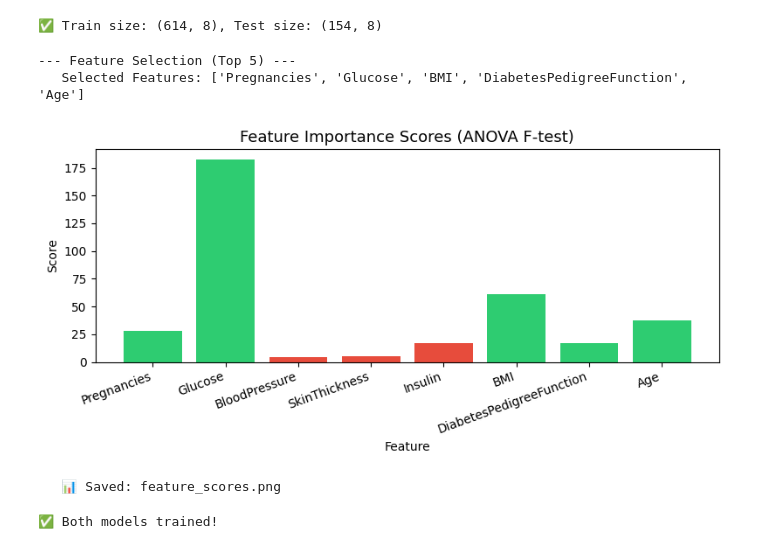
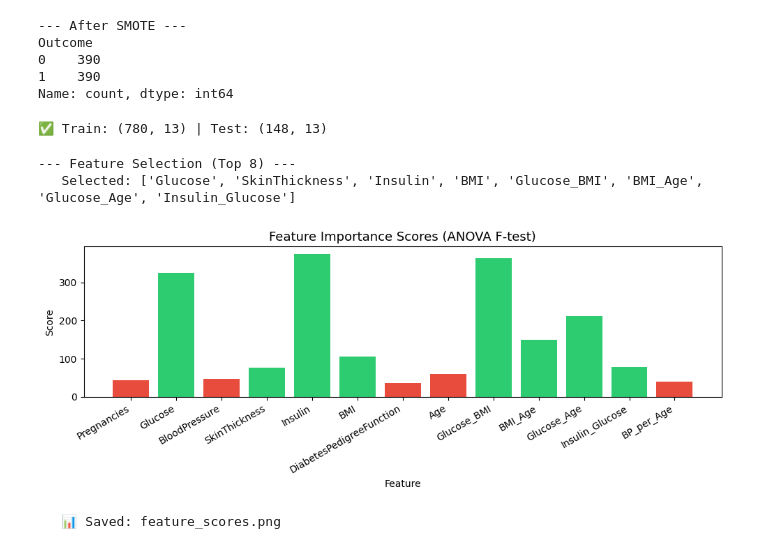
Before and after one commit to KapishGarg777/medical-diagnosis, a Jupyter notebook: Diabetes prediction.ipynb, the cells around one changed output. Drawn from its saved outputs; the diff is of its cells as text; code cells hidden in the pictures.

```diff
--- a/Diabetes prediction.ipynb
+++ b/Diabetes prediction.ipynb
@@ -83,0 +57,10 @@ Name: count, dtype: int64
+# %%
+# Feature Engineering - Adding hidden relationships
+
+df["Glucose_BMI"]       = df["Glucose"] * df["BMI"]
+df["BMI_Age"]           = df["BMI"] * df["Age"]
+df["Glucose_Age"]       = df["Glucose"] * df["Age"]
+df["Insulin_Glucose"]   = df["Insulin"] / (df["Glucose"] + 1)
+df["BP_per_Age"]        = df["BloodPressure"] / (df["Age"] + 1)
+
+print("✅ Feature engineering completed")
@@ -85,57 +87,63 @@ Name: count, dtype: int64
 X_train, X_test, y_train, y_test = train_test_split(
     X, y, test_size=0.2, random_state=42, stratify=y
 )
+# %%
+# Using SMOTE to fix imbalanced data
+
+smote = SMOTE(random_state=42, k_neighbors=4)
+X_train_bal, y_train_bal = smote.fit_resample(X_train, y_train)
+
+print(f"\n--- After SMOTE ---")
+print(pd.Series(y_train_bal).value_counts())
+# %% [output]
+--- After SMOTE ---
+Outcome
+0    390
+1    390
+Name: count, dtype: int64
 # %%
-scaler = StandardScaler()
-X_train_scaled = scaler.fit_transform(X_train)
+# Scaling - Using RobustScaler instead of StandardScaler to fix outliers
+
+scaler = RobustScaler()
+X_train_scaled = scaler.fit_transform(X_train_bal)
 X_test_scaled  = scaler.transform(X_test)
 
-print(f"\n✅ Train size: {X_train_scaled.shape}, Test size: {X_test_scaled.shape}")
+print(f"\n✅ Train: {X_train_scaled.shape} | Test: {X_test_scaled.shape}")
 # %% [output]
-✅ Train size: (614, 8), Test size: (154, 8)
+✅ Train: (780, 13) | Test: (148, 13)
 # %%
-K = 5  # Select top 5 features (out of 8)
+# Feature Selection
+
+K = 8
 
 selector = SelectKBest(score_func=f_classif, k=K)
-X_train_selected = selector.fit_transform(X_train_scaled, y_train)
-X_test_selected  = selector.transform(X_test_scaled)
+X_train_sel = selector.fit_transform(X_train_scaled, y_train_bal)
+X_test_sel  = selector.transform(X_test_scaled)
 
 feature_names  = X.columns.tolist()
 selected_mask  = selector.get_support()
 selected_feats = [feature_names[i] for i, m in enumerate(selected_mask) if m]
 
 print(f"\n--- Feature Selection (Top {K}) ---")
-print(f"   Selected Features: {selected_feats}")
+print(f"   Selected: {selected_feats}")
 # %% [output]
---- Feature Selection (Top 5) ---
-   Selected Features: ['Pregnancies', 'Glucose', 'BMI', 'DiabetesPedigreeFunction', 'Age']
+--- Feature Selection (Top 8) ---
+   Selected: ['Glucose', 'SkinThickness', 'Insulin', 'BMI', 'Glucose_BMI', 'BMI_Age', 'Glucose_Age', 'Insulin_Glucose']
 # %%
+#Plotting the same
+
 scores = selector.scores_
-plt.figure(figsize=(8, 4))
+plt.figure(figsize=(10, 4))
 colors = ["#2ecc71" if m else "#e74c3c" for m in selected_mask]
 plt.bar(feature_names, scores, color=colors)
 plt.title("Feature Importance Scores (ANOVA F-test)", fontsize=13)
 plt.xlabel("Feature")
 plt.ylabel("Score")
-plt.xticks(rotation=20, ha="right")
+plt.xticks(rotation=30, ha="right")
 plt.tight_layout()
 plt.savefig("feature_scores.png", dpi=120)
 plt.show()
 print("   📊 Saved: feature_scores.png")
 # %% [output]
-[figure, old version]
+[figure, new version]
    📊 Saved: feature_scores.png
-# %%
-# --- Model 1: KNN (K-Nearest Neighbors) ---
-knn = KNeighborsClassifier(n_neighbors=5)
-knn.fit(X_train_selected, y_train)
-knn_preds = knn.predict(X_test_selected)
-
-# --- Model 2: SVM (Support Vector Machine) ---
-svm = SVC(kernel="rbf", C=1.0, gamma="scale", random_state=42)
-svm.fit(X_train_selected, y_train)
-svm_preds = svm.predict(X_test_selected)
-
-print("\n✅ Both models trained!")
-# %% [output]
-✅ Both models trained!
```
Also changed, not shown: parts of 15 cells of this notebook, 14 other files.
